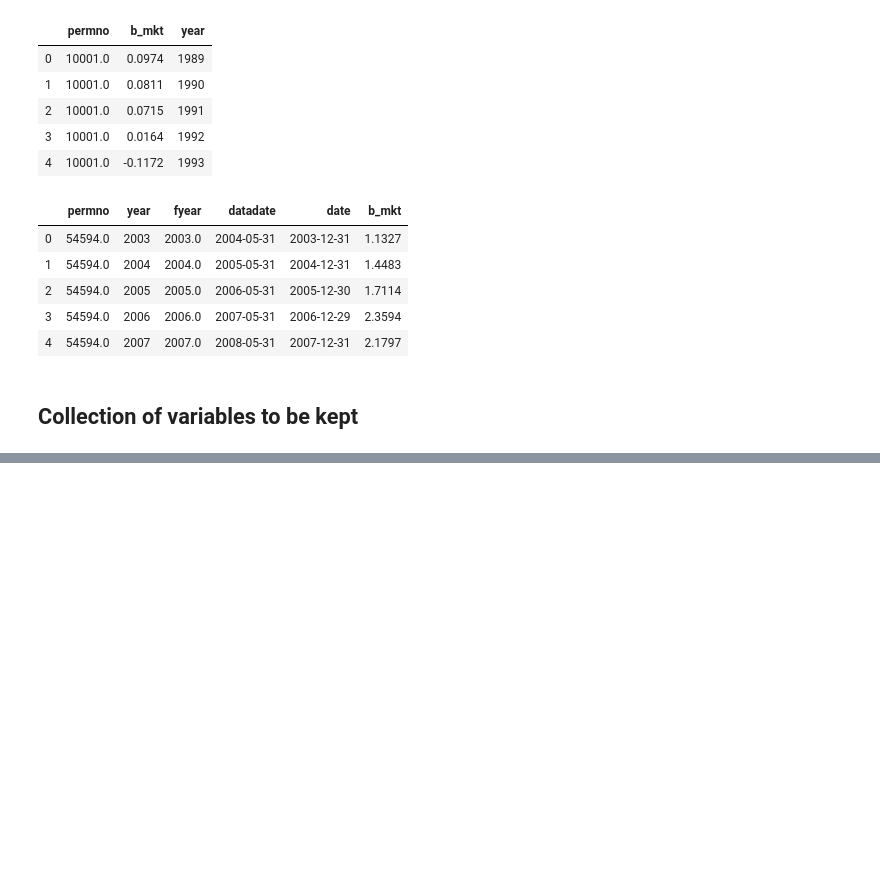
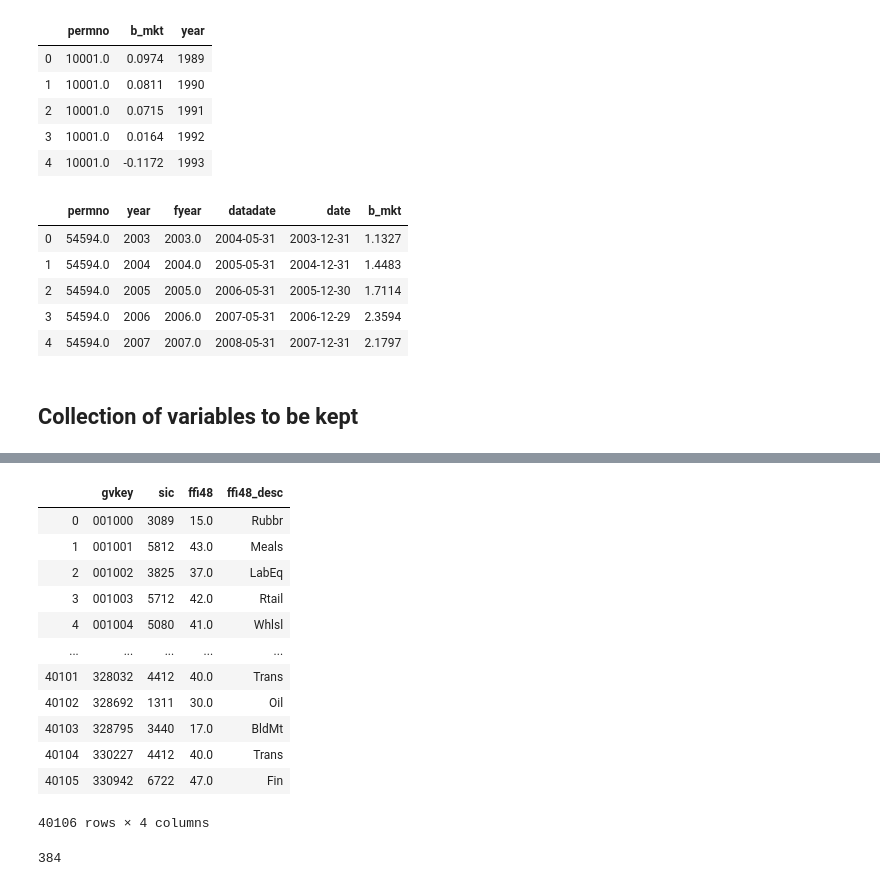
Before and after one commit to pakshingho/ESG, a Jupyter notebook: KLD_Compustat.ipynb, the cells around one changed output, grey strips where cells are left out. Saved outputs shown, nothing was run; the diff lists cells and outputs as text; code cells hidden in the pictures; blank space fills up the shorter version.

```diff
--- a/KLD_Compustat.ipynb
+++ b/KLD_Compustat.ipynb
@@ -1032,0 +1315,18 @@ df.shape
+# %%
+names2.drop(columns=['conm', 'tic', 'cusip', 'cik', 'naics', 'gsubind', 'gind', 'year1', 'year2'], inplace=True)
+# %%
+names2
+# %% [output]
+|  | gvkey | sic | ffi48 | ffi48_desc |
+| 0 | 001000 | 3089 | 15.0 | Rubbr |
+| 1 | 001001 | 5812 | 43.0 | Meals |
+| 2 | 001002 | 3825 | 37.0 | LabEq |
+| 3 | 001003 | 5712 | 42.0 | Rtail |
+| 4 | 001004 | 5080 | 41.0 | Whlsl |
+| ... | ... | ... | ... | ... |
+| 40101 | 328032 | 4412 | 40.0 | Trans |
+| 40102 | 328692 | 1311 | 30.0 | Oil |
+| 40103 | 328795 | 3440 | 17.0 | BldMt |
+| 40104 | 330227 | 4412 | 40.0 | Trans |
+| 40105 | 330942 | 6722 | 47.0 | Fin |
+40106 rows × 4 columns
@@ -1032,0 +1335,4 @@ df.shape
+# %%
+(df.ffi48_desc=='').sum()
+# %% [output]
+384
```
Also changed, not shown: parts of 25 cells of this notebook.
